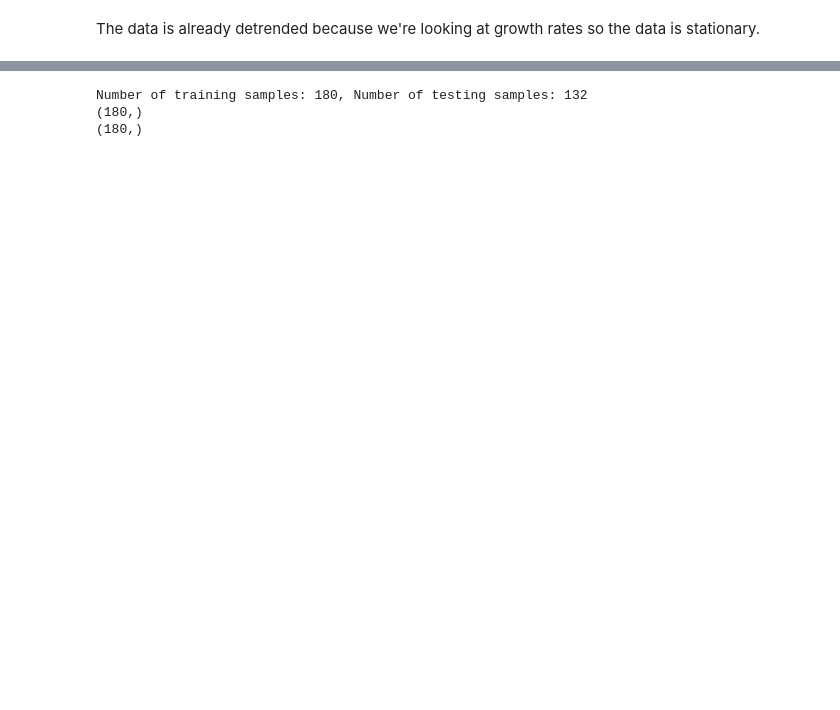
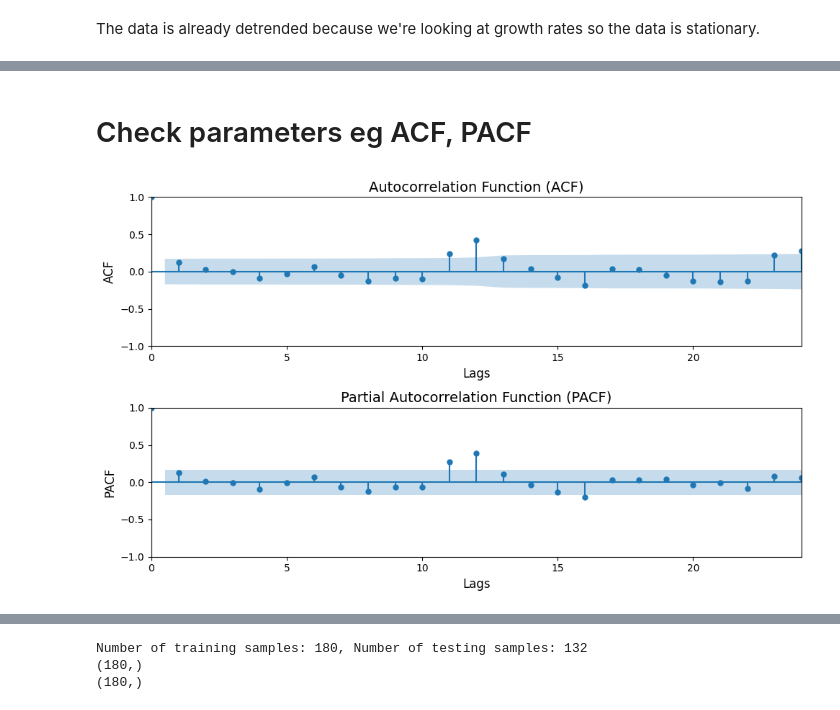
Before and after one commit to amyfthau/CFGSum23D1G4, a Jupyter notebook: Modelling.ipynb, the cells around one changed output, grey strips where cells are left out. Saved outputs shown, nothing was run; the diff lists cells and outputs as text; code cells hidden in the pictures; blank space fills up the shorter version.

```diff
--- a/Modelling.ipynb
+++ b/Modelling.ipynb
@@ -178,0 +269,14 @@ Freq: M, Length: 324, dtype: float64
+# %%
+# Read the CSV file into a DataFrame and set 'Date' column as index
+data_df = pd.read_csv('/content/drive/MyDrive/CFGdegree_Sum23_D1_G4/Data_Collection/Predicting_House_Prices/2023-08-23_merged_data_cleaned.csv', parse_dates=['Date'], index_col='Date')
+data_df.head(100)
+
+# Create a DataFrame to store original levels
+original_levels_df = data_df.copy()
+
+# Display summary information about the DataFrame
+data_df.info()
+# Check for NaN values and count them for each column
+nan_counts = data_df.isna().sum()
+# Print the NaN counts
+print(nan_counts)
@@ -290,3 +410,10 @@ DatetimeIndex(['1995-01-31', '1995-02-28', '1995-03-31', '1995-04-30',
+# %% [markdown]
+# Check parameters eg ACF, PACF
+# %%
+# Call the plot_acf_pacf function for AvgPriceUK_monthly_growth column
+plot_acf_pacf(data_df['AvgPriceUK_monthly_growth'])
+# %% [output]
+[figure, added]
 # %% [markdown]
 Autoregressive (AR) Component (p):
 Look at the PACF plot. The lag at which the PACF cuts off or becomes close to zero can suggest the value of p. If the PACF cuts off after lag k, then you might consider an AR(p) term in your model.
```
Also changed, not shown: parts of 55 cells of this notebook.
